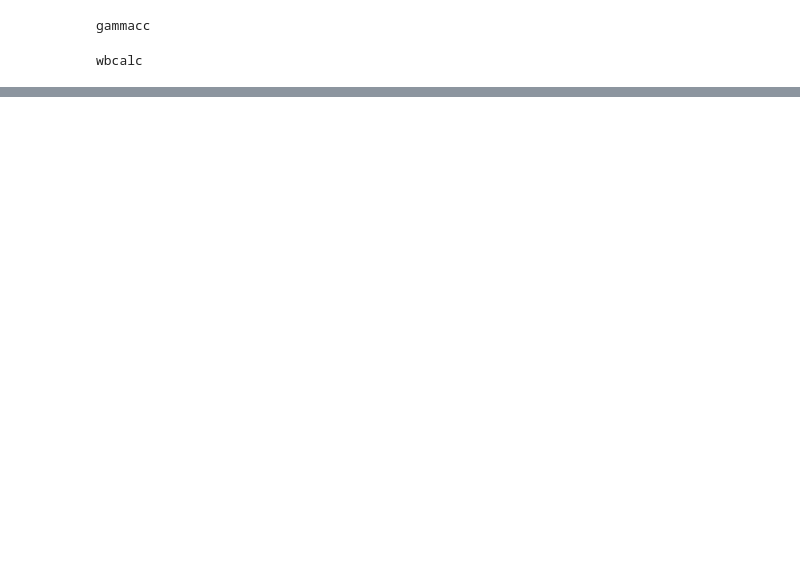
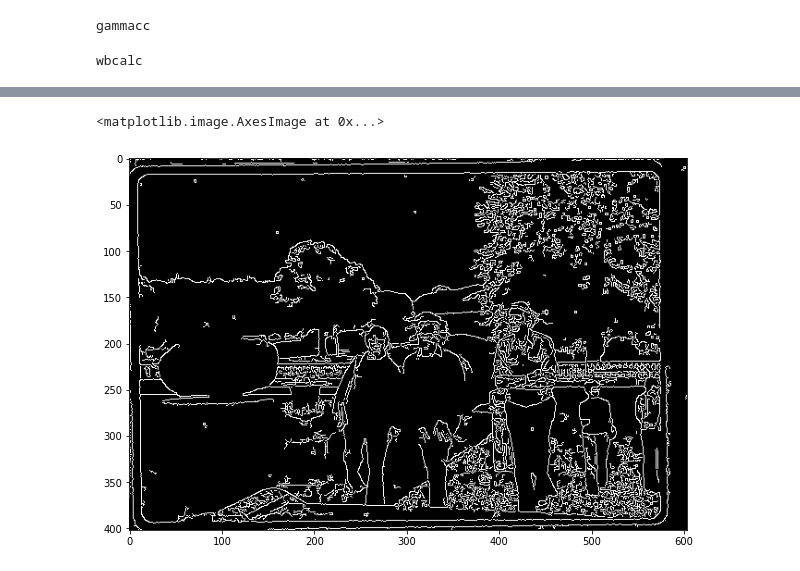
Before and after one commit to cornwallluke/negative-processor, a Jupyter notebook: testing/negative.ipynb, the cells around one changed output, grey strips where cells are left out. Saved outputs shown, nothing was run; the diff lists cells and outputs as text; code cells hidden in the pictures; blank space fills up the shorter version.

```diff
--- a/testing/negative.ipynb
+++ b/testing/negative.ipynb
@@ -152,0 +160,6 @@ Clipping input data to the valid range for imshow with RGB data ([0..1] for floa
+# %%
+import cv2
+plt.imshow(cv2.Canny((test*255).astype(np.uint8), 50, 140, 9), cmap='gray')
+# %% [output]
+<matplotlib.image.AxesImage at 0x...>
+[figure, added]
```
Also changed, not shown: parts of 8 cells of this notebook, 4 other files.
